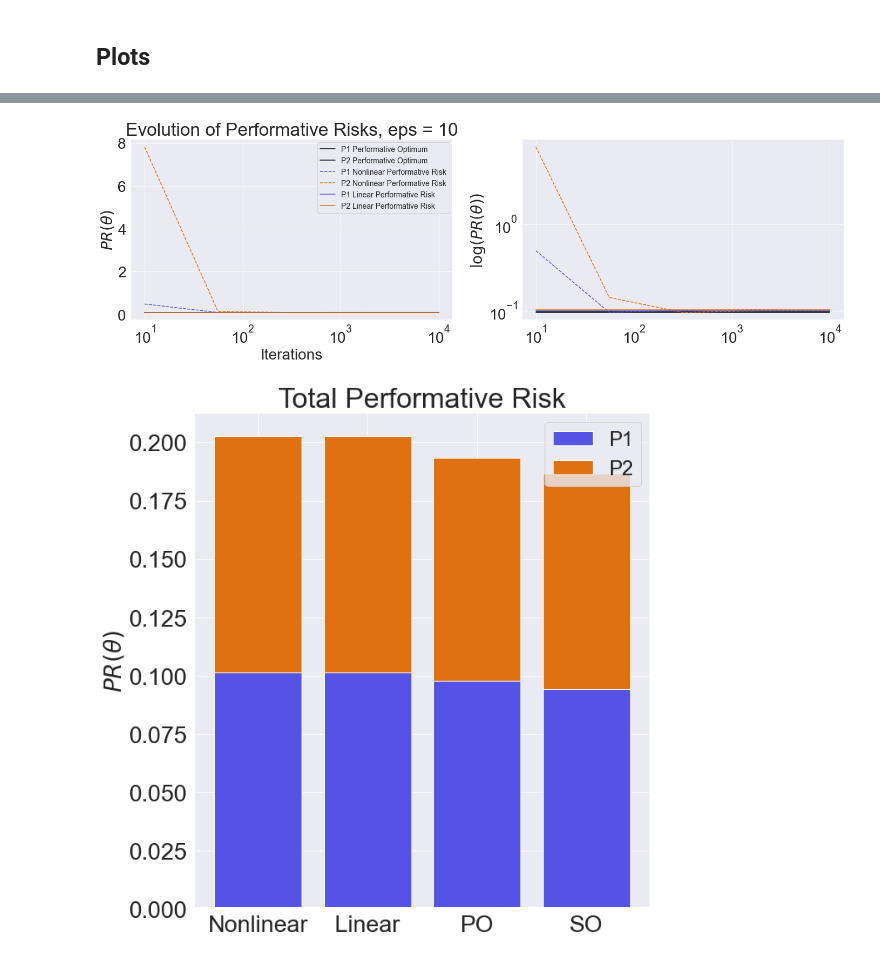
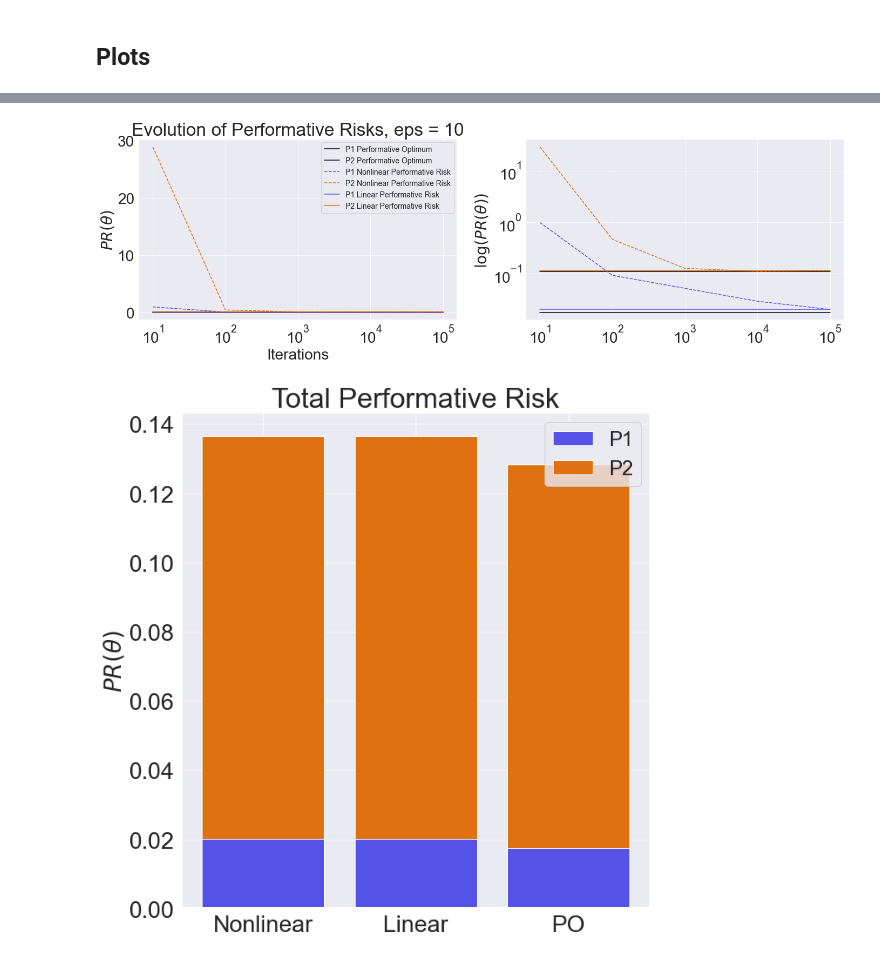
Before and after one commit to evanjfaulkner/DD-Games, a Jupyter notebook: Notebooks/dd_game_regression_sim_nonlinear.ipynb, the cells around one changed output, grey strips where cells are left out. Drawn from its saved outputs; the diff is of its cells as text; code cells hidden in the pictures.

```diff
--- a/Notebooks/dd_game_regression_sim_nonlinear.ipynb
+++ b/Notebooks/dd_game_regression_sim_nonlinear.ipynb
@@ -85,9 +85,9 @@ p3_data_generating_func = sample_from_location_family
 p4_data_params = (Sigma_x_p2, sigma_y_p2, beta_p2, mu_p2, gamma_p2)
 p4_data_generating_func = sample_from_location_family
 # %%
-num_rounds_lst = np.logspace(1,4,5,dtype='int')
-num_alternate_rounds = 100
-num_test = 1000
+num_rounds_lst = np.logspace(1,5,5,dtype='int')
+num_alternate_rounds = 1000
+num_test = 10000
 # %% [markdown]
 # Run game with 2-stage algorithm, nonlinear distribution map
 # %%
@@ -108,7 +108,8 @@ for num_rounds in num_rounds_lst:
     game.run_train()
     game.run_post_train_alternating()
 
-    PR1, PR2 = game.evaluate_closed_perf_risk()
+    PR1 = game.evaluate_test_perf_risk_p1()
+    PR2 = game.evaluate_test_perf_risk_p2()
     p1_risks.append(PR1)
     p2_risks.append(PR2)
 
@@ -146,20 +147,20 @@ for num_rounds in num_rounds_lst:
     print(f"num_rounds = {num_rounds}")
     player_three = TwoStagePlayer()
     player_four = TwoStagePlayer()
-    game = DecisionDependentGame(player_three, player_four,
+    game2 = DecisionDependentGame(player_three, player_four,
                                  p3_data_params, p4_data_params,
                                  p3_data_generating_func, p4_data_generating_func,
                                  num_rounds, num_alternate_rounds, num_test)
 
-    game.run_train()
-    game.run_post_train_alternating()
+    game2.run_train()
+    game2.run_post_train_alternating()
 
-    PR3, PR4 = game.evaluate_closed_perf_risk()
+    PR3, PR4 = game2.evaluate_closed_perf_risk()
     p3_risks.append(PR1)
     p4_risks.append(PR2)
 
-    theta_final_p3.append(game.theta_p1)
-    theta_final_p4.append(game.theta_p2)
+    theta_final_p3.append(game2.theta_p1)
+    theta_final_p4.append(game2.theta_p2)
 
     #Change this flag if one wants to change print settings
     if False:
@@ -202,6 +203,7 @@ if False:
     print(game.evaluate_test_perf_risk_p2().round(3))
 # %%
 game.theta_p1, game.theta_p2 = game.solve_nash()
-PO_1, PO_2 = game.evaluate_closed_perf_risk()
+PO_1 = game.evaluate_test_perf_risk_p1()
+PO_2 = game.evaluate_test_perf_risk_p2()
 print(f'Player 1 PO = {PO_1.round(3)}\tPlayer 2 PO = {PO_2.round(3)}')
 # %% [output]
@@ -311,22 +311,22 @@ plt.tight_layout()
 plt.savefig('../figures/DD_regression_lin_vs_nl_convergence.jpg', format='jpg')
 plt.show()
 # %% [output]
-[figure, old version]
+[figure, new version]
 # %%
 plt.figure(figsize=(10,10))
-labels = ['Nonlinear', 'Linear', 'PO', 'SO']
-plt.bar((1,2,3,4), (p1_risks[-1],p3_risks[-1],PO_1,SO_1),
+labels = ['Nonlinear', 'Linear', 'PO']
+plt.bar((1,2,3), (p1_risks[-1],p3_risks[-1],PO_1),
         label='P1', tick_label=labels, color='#5553E6')
-plt.bar((1,2,3,4), (p2_risks[-1],p4_risks[-1],PO_2,SO_2),
-        bottom=(p1_risks[-1],p3_risks[-1],PO_1,SO_1),
+plt.bar((1,2,3), (p2_risks[-1],p4_risks[-1],PO_2),
+        bottom=(p1_risks[-1],p3_risks[-1],PO_1),
         label='P2', color='#E07110')
 plt.title('Total Performative Risk')
 plt.ylabel(r'$PR(\theta)$')
 plt.legend(fontsize=24)
 plt.tight_layout()
 plt.show()
 # %% [output]
-[figure, old version]
+[figure, new version]
 # %%
 np.random.seed(37)
 p1_data_params = (Sigma_x_p1, sigma_y_p1, beta_p1, mu_p1, gamma_p1)
```
Also changed, not shown: parts of 10 cells of this notebook, 21 other files.
